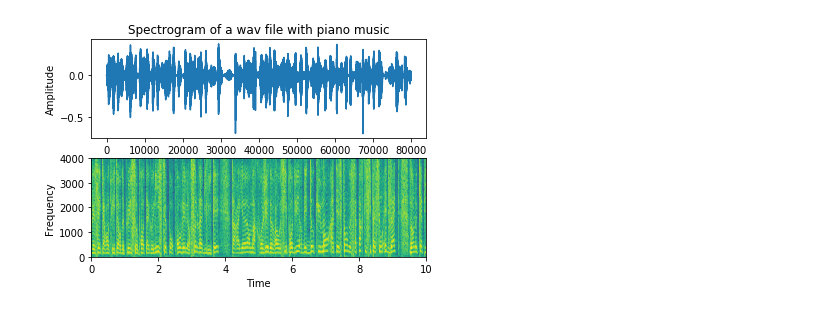
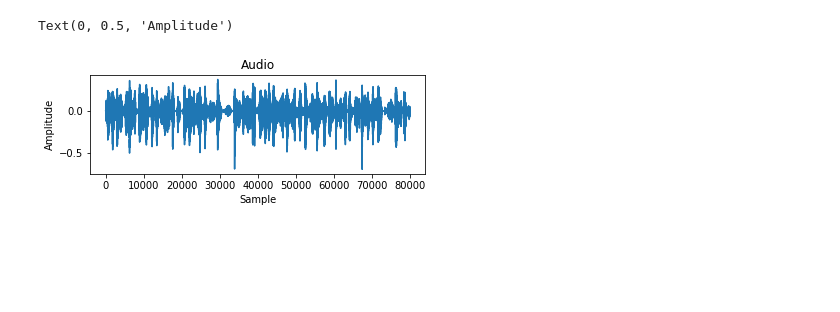
Before and after one commit to Arindam-Jain/personality-detection, a Jupyter notebook: Audio_analysis_2.ipynb, the cells around one changed output. Drawn from its saved outputs; the diff is of its cells as text; code cells hidden in the pictures; blank space fills up the shorter version.

```diff
--- a/Audio_analysis_2.ipynb
+++ b/Audio_analysis_2.ipynb
@@ -1,40 +1,34 @@
 # %%
 import numpy as np
 import scipy.io.wavfile
 from scipy.fftpack import dct
 get_ipython().run_line_magic('matplotlib', 'inline')
 import matplotlib.pyplot as plt
 import string
 import pandas as pd
 import glob
 import os
 import random
 import librosa
 import IPython
 import librosa.display
-
+import cv2
 #import the pyplot and wavfile modules
 
 import matplotlib.pyplot as plot
 from scipy.io import wavfile
 
 # Read the wav file (mono)
 file_name = os.path.join("SSPNet-Speaker-Personality-Corpus/Audio_clips", 'cut_feb0101-guest-0-2' + '.wav')
 signalData, samplingFrequency = librosa.load(file_name, res_type='kaiser_fast',sr=8000,mono=True)
 
 # Plot the signal read from wav file
 
 plot.subplot(211)
-plot.title('Spectrogram of a wav file with piano music')
+plot.title('Audio')
 plot.plot(signalData)
 plot.xlabel('Sample')
 plot.ylabel('Amplitude')
-
-plot.subplot(212)
-plot.specgram(signalData,Fs=samplingFrequency)
-plot.xlabel('Time')
-plot.ylabel('Frequency')
-plot.show()
-IPython.display.Audio(file_name)
 # %% [output]
+Text(0, 0.5, 'Amplitude')
-[figure, old version]
+[figure, new version]
```
Also changed, not shown: parts of 11 cells of this notebook, 5 other files.
